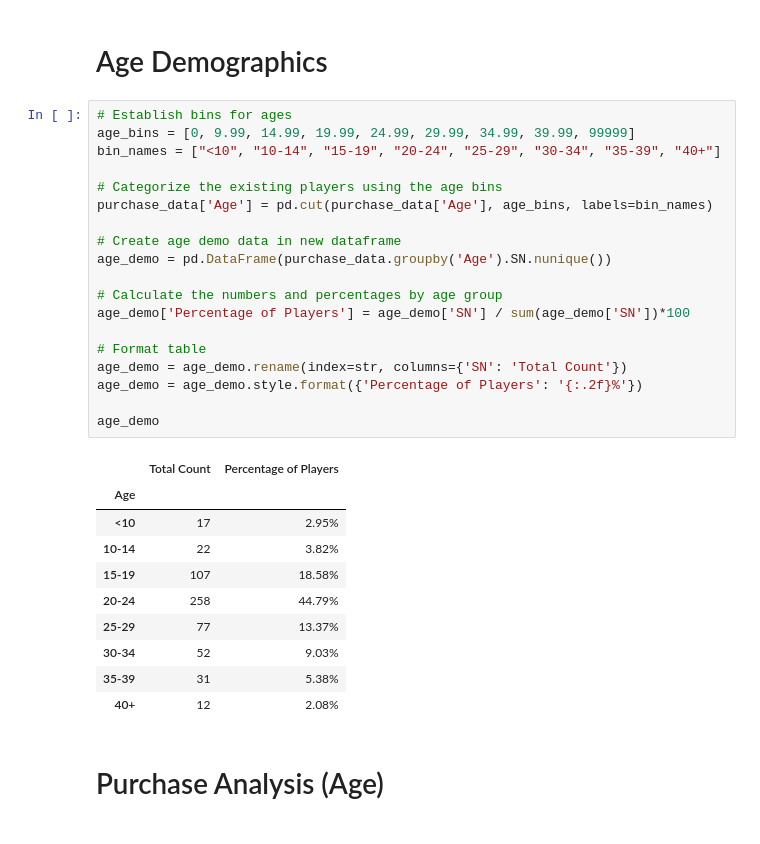
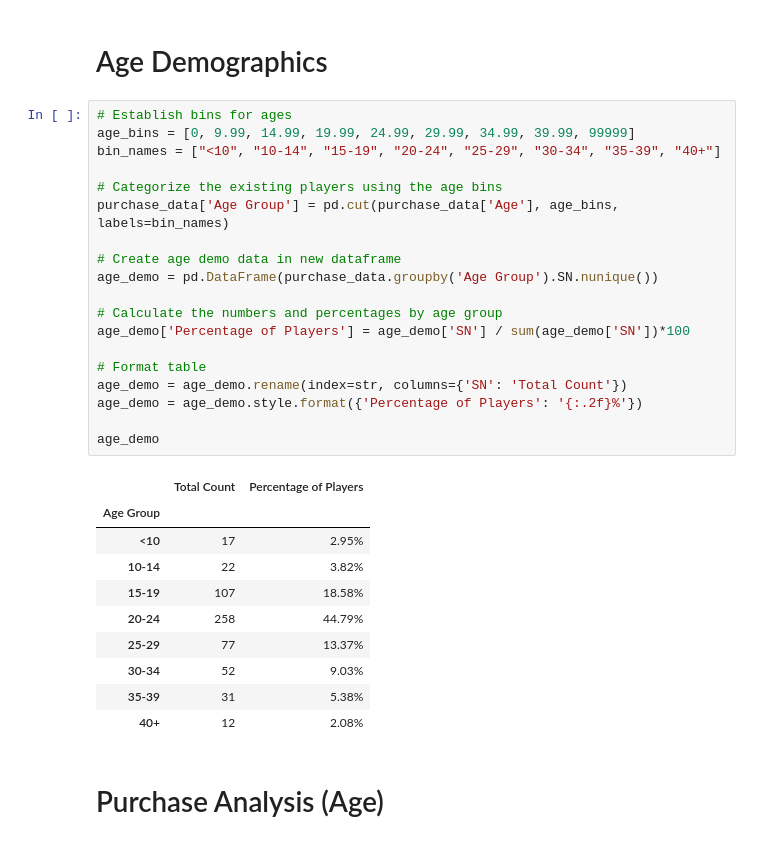
Before and after one commit to caiti326/pandas-challenge, a Jupyter notebook: HeroesOfPymoli/HeroesOfPymoliAnalysis.ipynb, the cells around one changed output. Drawn from its saved outputs; the diff is of its cells as text.

```diff
--- a/HeroesOfPymoli/HeroesOfPymoliAnalysis.ipynb
+++ b/HeroesOfPymoli/HeroesOfPymoliAnalysis.ipynb
@@ -107,25 +114,25 @@ TypeError: 'Styler' object is not subscriptable
 # %%
 # Establish bins for ages
 age_bins = [0, 9.99, 14.99, 19.99, 24.99, 29.99, 34.99, 39.99, 99999]
 bin_names = ["<10", "10-14", "15-19", "20-24", "25-29", "30-34", "35-39", "40+"]
 
 # Categorize the existing players using the age bins
-purchase_data['Age'] = pd.cut(purchase_data['Age'], age_bins, labels=bin_names)
+purchase_data['Age Group'] = pd.cut(purchase_data['Age'], age_bins, labels=bin_names)
 
 # Create age demo data in new dataframe
-age_demo = pd.DataFrame(purchase_data.groupby('Age').SN.nunique())
+age_demo = pd.DataFrame(purchase_data.groupby('Age Group').SN.nunique())
 
 # Calculate the numbers and percentages by age group
 age_demo['Percentage of Players'] = age_demo['SN'] / sum(age_demo['SN'])*100
 
 # Format table
 age_demo = age_demo.rename(index=str, columns={'SN': 'Total Count'})
 age_demo = age_demo.style.format({'Percentage of Players': '{:.2f}%'})
 
 age_demo
 # %% [output]
 |  | Total Count | Percentage of Players |
-| Age |  |  |
+| Age Group |  |  |
 | <10 | 17 | 2.95% |
 | 10-14 | 22 | 3.82% |
 | 15-19 | 107 | 18.58% |
```
Also changed, not shown: parts of 8 cells of this notebook.
